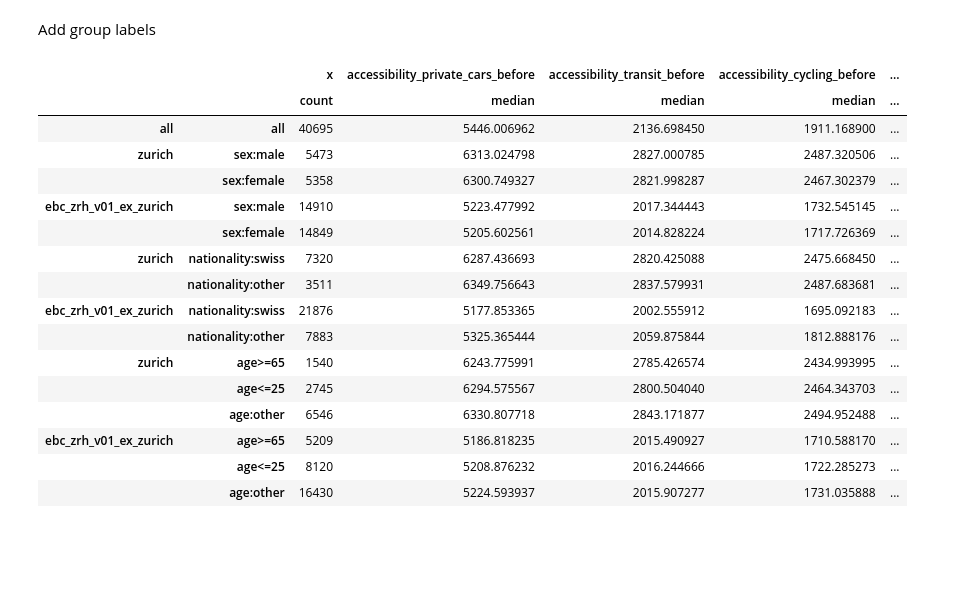
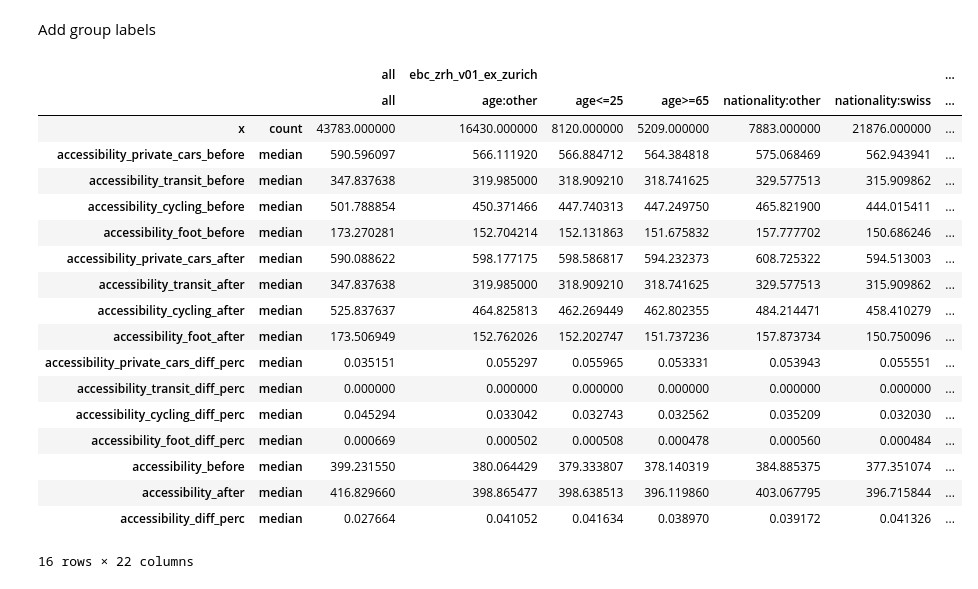
Before and after one commit to lukasballo/snman, a Jupyter notebook: scripts_accessibility_paper/results_table.ipynb, the cells around one changed output. Drawn from its saved outputs; the diff is of its cells as text; code cells hidden in the pictures; blank space fills up the shorter version.

```diff
--- a/scripts_accessibility_paper/results_table.ipynb
+++ b/scripts_accessibility_paper/results_table.ipynb
@@ -39,8 +44,0 @@ perimeters.head()
-# %%
-regions = perimeters[
-    perimeters.index.isin([
-        'zurich', 'ebc_zrh_v01_ex_zurich'
-    ])
-]
-
-regions
@@ -52,6 +45,6 @@ regions
 # %%
 accessibility = snman.io.import_geofile_to_gdf(
-    os.path.join(outputs_path, 'accessibility_before_after.gpkg')
+    os.path.join(outputs_path, 'accessibility_diff.gpkg')
 )
 
 accessibility = gpd.sjoin(
@@ -79,8 +72,3 @@ accessibility
-# %%
-# temporary fix for missing scaling
-for mode in [MODE_CYCLING, MODE_PRIVATE_CARS, MODE_TRANSIT, MODE_FOOT]:
-    for state in ['before', 'after', 'after-before']:
-        accessibility[f'accessibility_{mode}_{state}'] = accessibility[f'accessibility_{mode}_{state}'] / 0.02
 # %% [markdown]
 Add group labels
 # %%
@@ -113,60 +101,64 @@ fields = {
     'x': ['count'],
     f'accessibility_{MODE_PRIVATE_CARS}_before': stats_values,
     f'accessibility_{MODE_TRANSIT}_before': stats_values,
     f'accessibility_{MODE_CYCLING}_before': stats_values,
     f'accessibility_{MODE_FOOT}_before': stats_values,
     f'accessibility_{MODE_PRIVATE_CARS}_after': stats_values,
     f'accessibility_{MODE_TRANSIT}_after': stats_values,
     f'accessibility_{MODE_CYCLING}_after': stats_values,
     f'accessibility_{MODE_FOOT}_after': stats_values,
-    f'accessibility_{MODE_PRIVATE_CARS}_after-before': stats_values,
-    f'accessibility_{MODE_TRANSIT}_after-before': stats_values,
-    f'accessibility_{MODE_CYCLING}_after-before': stats_values,
-    f'accessibility_{MODE_FOOT}_after-before': stats_values,
+    f'accessibility_{MODE_PRIVATE_CARS}_diff_perc': stats_values,
+    f'accessibility_{MODE_TRANSIT}_diff_perc': stats_values,
+    f'accessibility_{MODE_CYCLING}_diff_perc': stats_values,
+    f'accessibility_{MODE_FOOT}_diff_perc': stats_values,
     f'accessibility_before': stats_values,
     f'accessibility_after': stats_values,
-    f'accessibility_after-before': stats_values,
+    f'accessibility_diff_perc': stats_values,
 }
 
 accessibility_stats = {
     'region_and_age': accessibility.groupby(['region', 'age_group']).agg(fields),
     'region_and_nationality': accessibility.groupby(['region', 'nationality']).agg(fields),
     'region_and_sex': accessibility.groupby(['region', 'sex_type']).agg(fields),
     'all': accessibility.groupby(['x', 'y']).agg(fields)
 }
 
 res = pd.concat(accessibility_stats.values())
 res = res.iloc[::-1]
 
-for mode in [MODE_CYCLING, MODE_PRIVATE_CARS, MODE_TRANSIT, MODE_FOOT]:
-    res[f'accessibility_{mode}_after-before'] = (
-        res[f'accessibility_{mode}_after-before'] / res[f'accessibility_{mode}_before']
-    )
+#for mode in [MODE_CYCLING, MODE_PRIVATE_CARS, MODE_TRANSIT, MODE_FOOT]:
+#    res[f'accessibility_{mode}_diff'] = (
+#        res[f'accessibility_{mode}_diff'] / res[f'accessibility_{mode}_before']
+#    )
 
-res[f'accessibility_after-before'] = (
-        res[f'accessibility_after-before'] / res[f'accessibility_before']
-    )
+#res[f'accessibility_diff'] = (
+#        res[f'accessibility_diff'] / res[f'accessibility_before']
+#    )
+
+res = res.sort_index().transpose()
 
 res.to_excel(
-    os.path.join(outputs_path, 'accessibility_results.xlsx'),
+    os.path.join(outputs_path, 'accessibility_results_transposed.xlsx'),
 )
 
 res
 # %% [output]
-|  |  | x | accessibility_private_cars_before | accessibility_transit_before | accessibility_cycling_before | ... |
-|  |  | count | median | median | median | ... |
-| all | all | 40695 | 5446.006962 | 2136.698450 | 1911.168900 | ... |
-| zurich | sex:male | 5473 | 6313.024798 | 2827.000785 | 2487.320506 | ... |
-|  | sex:female | 5358 | 6300.749327 | 2821.998287 | 2467.302379 | ... |
-| ebc_zrh_v01_ex_zurich | sex:male | 14910 | 5223.477992 | 2017.344443 | 1732.545145 | ... |
-|  | sex:female | 14849 | 5205.602561 | 2014.828224 | 1717.726369 | ... |
-| zurich | nationality:swiss | 7320 | 6287.436693 | 2820.425088 | 2475.668450 | ... |
-|  | nationality:other | 3511 | 6349.756643 | 2837.579931 | 2487.683681 | ... |
-| ebc_zrh_v01_ex_zurich | nationality:swiss | 21876 | 5177.853365 | 2002.555912 | 1695.092183 | ... |
-|  | nationality:other | 7883 | 5325.365444 | 2059.875844 | 1812.888176 | ... |
-| zurich | age>=65 | 1540 | 6243.775991 | 2785.426574 | 2434.993995 | ... |
-|  | age<=25 | 2745 | 6294.575567 | 2800.504040 | 2464.343703 | ... |
-|  | age:other | 6546 | 6330.807718 | 2843.171877 | 2494.952488 | ... |
-| ebc_zrh_v01_ex_zurich | age>=65 | 5209 | 5186.818235 | 2015.490927 | 1710.588170 | ... |
-|  | age<=25 | 8120 | 5208.876232 | 2016.244666 | 1722.285273 | ... |
-|  | age:other | 16430 | 5224.593937 | 2015.907277 | 1731.035888 | ... |
+|  |  | all | ebc_zrh_v01_ex_zurich |  |  |  |  | ... |
+|  |  | all | age:other | age<=25 | age>=65 | nationality:other | nationality:swiss | ... |
+| x | count | 43783.000000 | 16430.000000 | 8120.000000 | 5209.000000 | 7883.000000 | 21876.000000 | ... |
+| accessibility_private_cars_before | median | 590.596097 | 566.111920 | 566.884712 | 564.384818 | 575.068469 | 562.943941 | ... |
+| accessibility_transit_before | median | 347.837638 | 319.985000 | 318.909210 | 318.741625 | 329.577513 | 315.909862 | ... |
+| accessibility_cycling_before | median | 501.788854 | 450.371466 | 447.740313 | 447.249750 | 465.821900 | 444.015411 | ... |
+| accessibility_foot_before | median | 173.270281 | 152.704214 | 152.131863 | 151.675832 | 157.777702 | 150.686246 | ... |
+| accessibility_private_cars_after | median | 590.088622 | 598.177175 | 598.586817 | 594.232373 | 608.725322 | 594.513003 | ... |
+| accessibility_transit_after | median | 347.837638 | 319.985000 | 318.909210 | 318.741625 | 329.577513 | 315.909862 | ... |
+| accessibility_cycling_after | median | 525.837637 | 464.825813 | 462.269449 | 462.802355 | 484.214471 | 458.410279 | ... |
+| accessibility_foot_after | median | 173.506949 | 152.762026 | 152.202747 | 151.737236 | 157.873734 | 150.750096 | ... |
+| accessibility_private_cars_diff_perc | median | 0.035151 | 0.055297 | 0.055965 | 0.053331 | 0.053943 | 0.055551 | ... |
+| accessibility_transit_diff_perc | median | 0.000000 | 0.000000 | 0.000000 | 0.000000 | 0.000000 | 0.000000 | ... |
+| accessibility_cycling_diff_perc | median | 0.045294 | 0.033042 | 0.032743 | 0.032562 | 0.035209 | 0.032030 | ... |
+| accessibility_foot_diff_perc | median | 0.000669 | 0.000502 | 0.000508 | 0.000478 | 0.000560 | 0.000484 | ... |
+| accessibility_before | median | 399.231550 | 380.064429 | 379.333807 | 378.140319 | 384.885375 | 377.351074 | ... |
+| accessibility_after | median | 416.829660 | 398.865477 | 398.638513 | 396.119860 | 403.067795 | 396.715844 | ... |
+| accessibility_diff_perc | median | 0.027664 | 0.041052 | 0.041634 | 0.038970 | 0.039172 | 0.041326 | ... |
+16 rows × 22 columns
```
Also changed, not shown: parts of 5 cells of this notebook, 5 other files.
